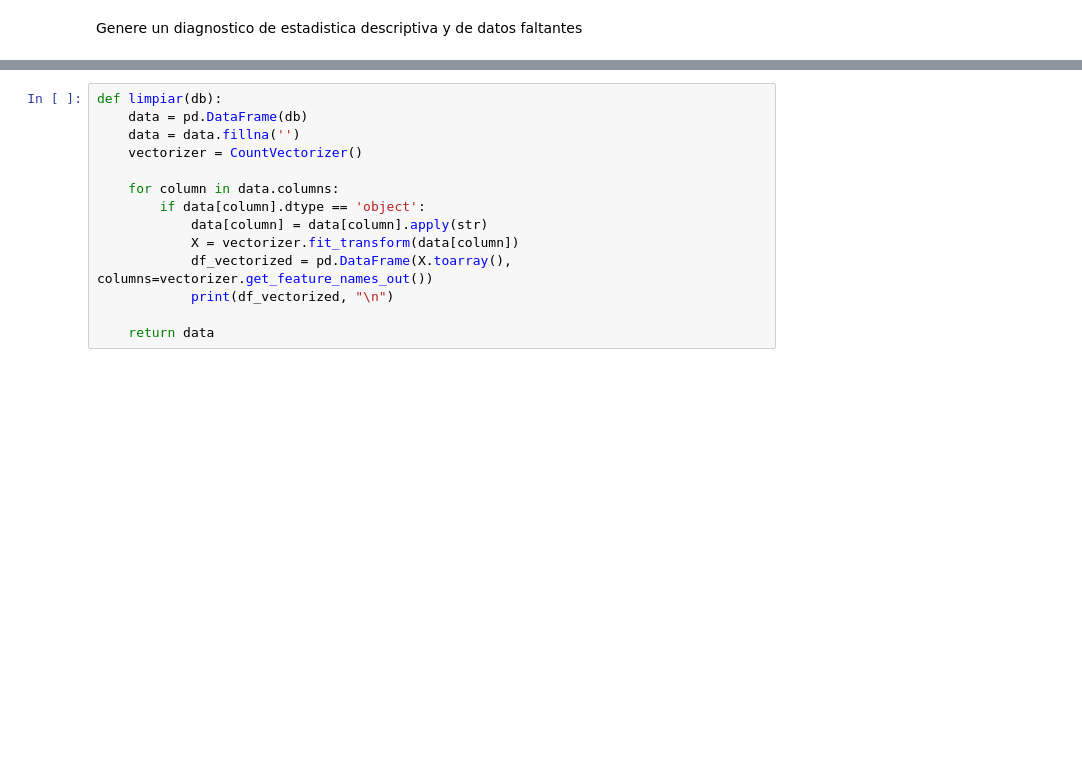
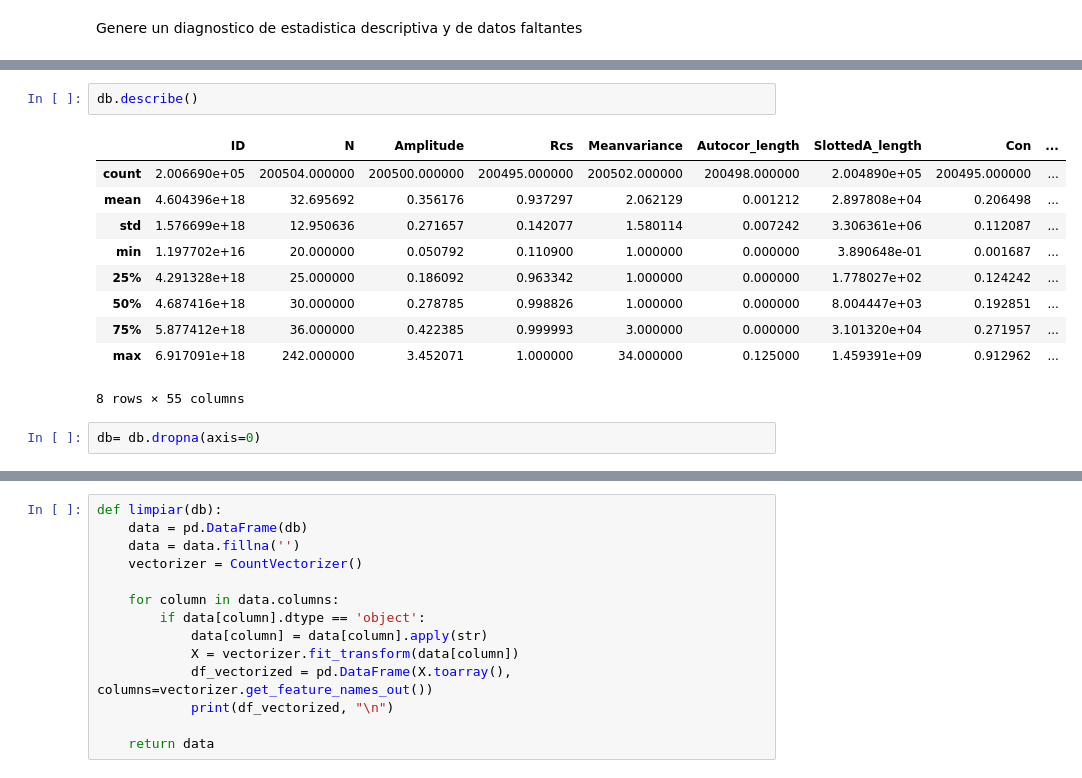
Before and after one commit to sebarancibia/arancibia-sebastian, a Jupyter notebook: MiniProyecto 1/Miniproyecto 1.ipynb, the cells around one changed output, grey strips where cells are left out. Saved outputs shown, nothing was run; the diff lists cells and outputs as text; blank space fills up the shorter version.

```diff
--- a/MiniProyecto 1/Miniproyecto 1.ipynb
+++ b/MiniProyecto 1/Miniproyecto 1.ipynb
@@ -45,0 +67,15 @@ Genere un diagnostico de estadistica descriptiva y de datos faltantes
+# %%
+db.describe()
+# %% [output]
+|  | ID | N | Amplitude | Rcs | Meanvariance | Autocor_length | SlottedA_length | Con | ... |
+| count | 2.006690e+05 | 200504.000000 | 200500.000000 | 200495.000000 | 200502.000000 | 200498.000000 | 2.004890e+05 | 200495.000000 | ... |
+| mean | 4.604396e+18 | 32.695692 | 0.356176 | 0.937297 | 2.062129 | 0.001212 | 2.897808e+04 | 0.206498 | ... |
+| std | 1.576699e+18 | 12.950636 | 0.271657 | 0.142077 | 1.580114 | 0.007242 | 3.306361e+06 | 0.112087 | ... |
+| min | 1.197702e+16 | 20.000000 | 0.050792 | 0.110900 | 1.000000 | 0.000000 | 3.890648e-01 | 0.001687 | ... |
+| 25% | 4.291328e+18 | 25.000000 | 0.186092 | 0.963342 | 1.000000 | 0.000000 | 1.778027e+02 | 0.124242 | ... |
+| 50% | 4.687416e+18 | 30.000000 | 0.278785 | 0.998826 | 1.000000 | 0.000000 | 8.004447e+03 | 0.192851 | ... |
+| 75% | 5.877412e+18 | 36.000000 | 0.422385 | 0.999993 | 3.000000 | 0.000000 | 3.101320e+04 | 0.271957 | ... |
+| max | 6.917091e+18 | 242.000000 | 3.452071 | 1.000000 | 34.000000 | 0.125000 | 1.459391e+09 | 0.912962 | ... |
+8 rows × 55 columns
+# %%
+db= db.dropna(axis=0)
```
Also changed, not shown: parts of 6 cells of this notebook.
